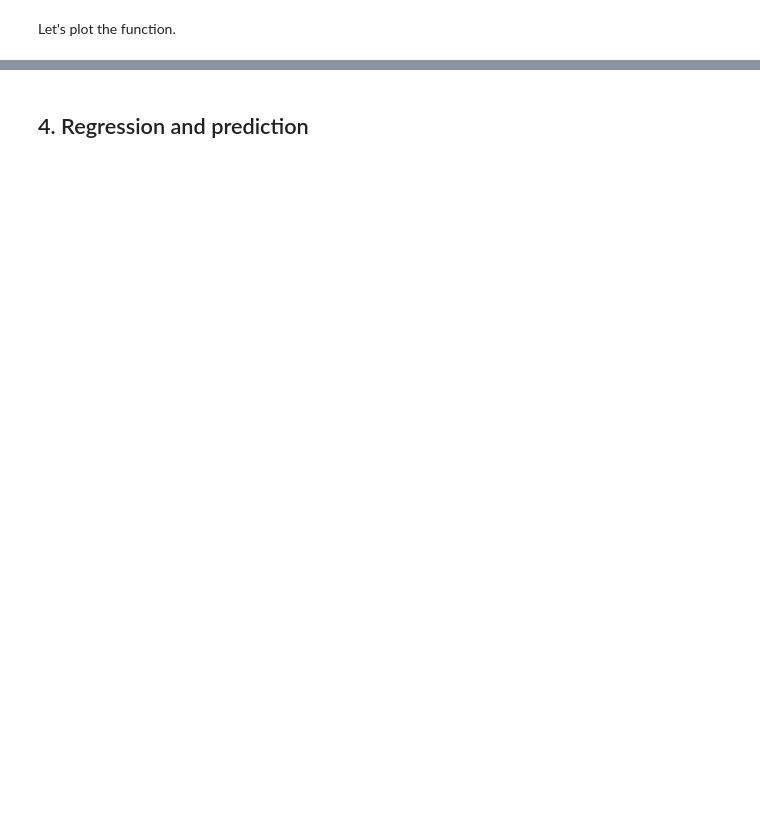
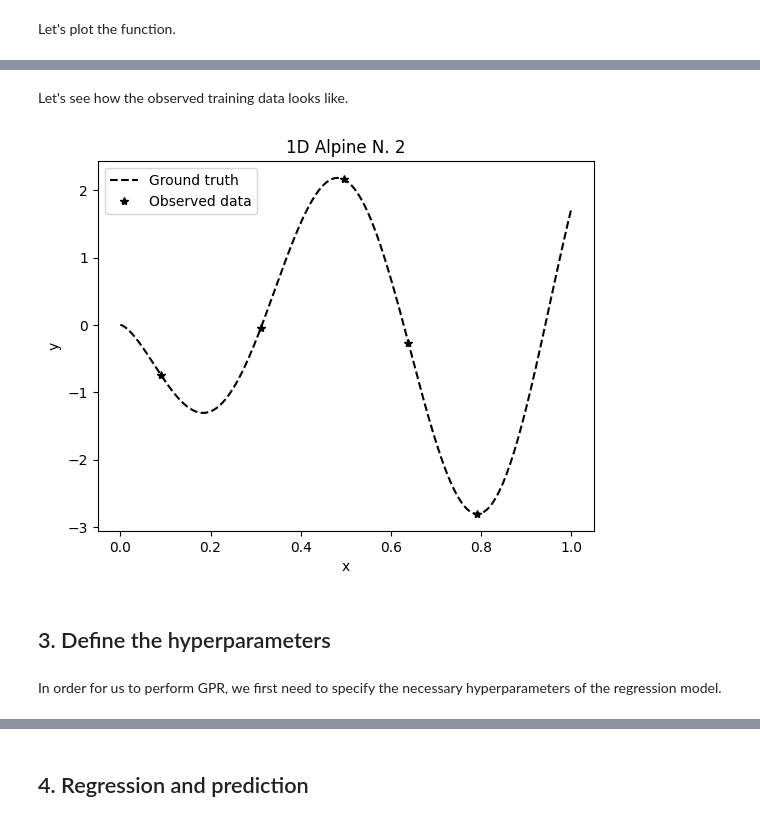
Before and after one commit to bessagroup/f3dasm, a Jupyter notebook: notebooks/tutorials/f3dasm_sogpr.ipynb, the cells around one changed output, grey strips where cells are left out. Drawn from its saved outputs; the diff is of its cells as text; code cells hidden in the pictures; blank space fills up the shorter version.

```diff
--- a/notebooks/tutorials/f3dasm_sogpr.ipynb
+++ b/notebooks/tutorials/f3dasm_sogpr.ipynb
@@ -56,2 +102,30 @@ Let's see how the training data looks like.
+# %%
+## Define the domain in which the training data should be sampled from
+parameter_DesignSpace: f3dasm.DesignSpace = f3dasm.make_nd_continuous_design(
+    bounds=np.tile([0.0, 1.0], (dimensionality, 1)),
+    dimensionality=dimensionality,
+)
+
+## Define the sampling method
+sampler = f3dasm.sampling.SobolSequence(design=parameter_DesignSpace, seed=seed)
+
+## Generate training samples with the sampler
+train_data: f3dasm.design.ExperimentData = sampler.get_samples(numsamples=numsamples)
+fun(train_data)
+
+## Extracting input and output data
+train_x = torch.tensor(train_data.get_input_data().values)
+train_y = torch.tensor(train_data.get_output_data().values)
+
+## Scaling the training data output
+scaler = StandardScaler()
+scaler.fit(train_y.numpy())
+train_y_scaled = torch.tensor(scaler.transform(train_y.numpy()))
+
+## Add Gaussian noise to the data if specified
+train_y_scaled += noisy_data_bool * np.random.randn(*train_y_scaled.shape) * np.sqrt(0.04)
+
+## Scaled data added to the training data
+train_data.add_output(output=train_y_scaled)
 # %%
 train_data.data
@@ -73,0 +140,25 @@ plt.show()
+# %% [markdown]
+Let's see how the observed training data looks like.
+# %%
+## Initialize plot
+f, ax = plt.subplots(1, 1)
+
+## Plot ground truth as black dashed line
+ax.plot(x_plot, y_plot, 'k--')
+
+## Plot training data as black stars
+ax.plot(train_x, scaler.inverse_transform(train_y_scaled), 'k*')
+
+## Add labels, legend and title
+plt.xlabel('x')
+plt.ylabel('y')
+plt.legend(['Ground truth', 'Observed data'])
+plt.title('1D ' + fun.name)
+
+plt.show()
+# %% [output]
+[figure, added]
+# %% [markdown]
+## 3. Define the hyperparameters
+# %% [markdown]
+In order for us to perform GPR, we first need to specify the necessary hyperparameters of the regression model.
```
Also changed, not shown: parts of 81 cells of this notebook, 3 other files.
